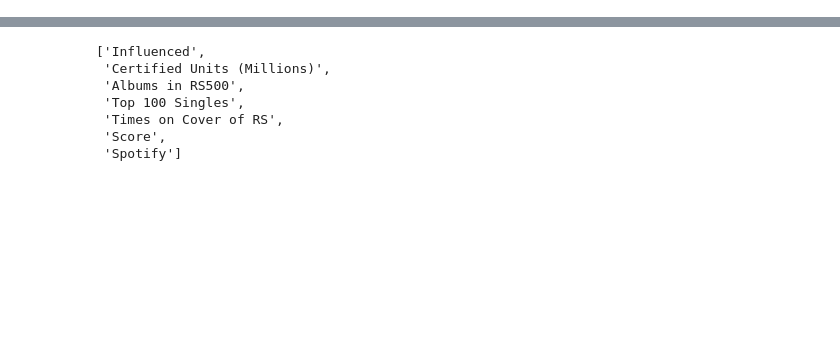
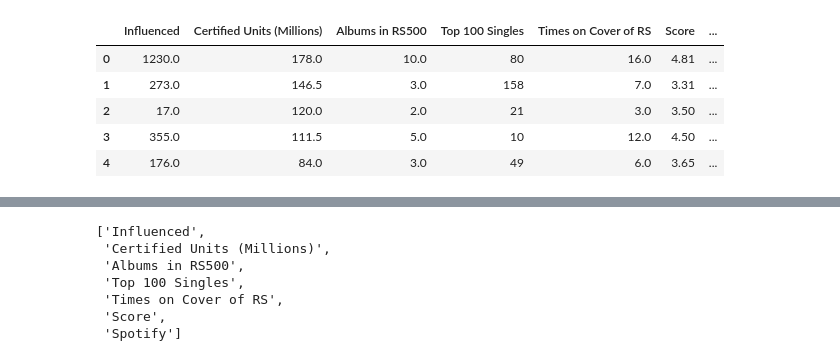
Before and after one commit to mborenstein128/Rock_Hall, a Jupyter notebook: Rock_Random_Forest.ipynb, the cells around one changed output, grey strips where cells are left out. Saved outputs shown, nothing was run; the diff lists cells and outputs as text; code cells hidden in the pictures; blank space fills up the shorter version.

```diff
--- a/Rock_Random_Forest.ipynb
+++ b/Rock_Random_Forest.ipynb
@@ -6,3 +49,16 @@ import numpy as np
+# %%
+hall = pd.read_csv('output/artist_data.csv')
+hall.head()
+hall.drop(['Unnamed: 0', 'Years Waited', 'Year Inducted', 'Artist',  '# of Years Nominated', 'Highest Position'], axis=1, inplace=True)
+
+hall.head()
+# %% [output]
+|  | Influenced | Certified Units (Millions) | Albums in RS500 | Top 100 Singles | Times on Cover of RS | Score | ... |
+| 0 | 1230.0 | 178.0 | 10.0 | 80 | 16.0 | 4.81 | ... |
+| 1 | 273.0 | 146.5 | 3.0 | 158 | 7.0 | 3.31 | ... |
+| 2 | 17.0 | 120.0 | 2.0 | 21 | 3.0 | 3.50 | ... |
+| 3 | 355.0 | 111.5 | 5.0 | 10 | 12.0 | 4.50 | ... |
+| 4 | 176.0 | 84.0 | 3.0 | 49 | 6.0 | 3.65 | ... |
 # %%
 sns.pairplot(hall,hue='In_Out',palette='Set1')
 # %% [output]
```
Also changed, not shown: parts of 18 cells of this notebook, 29 other files.
